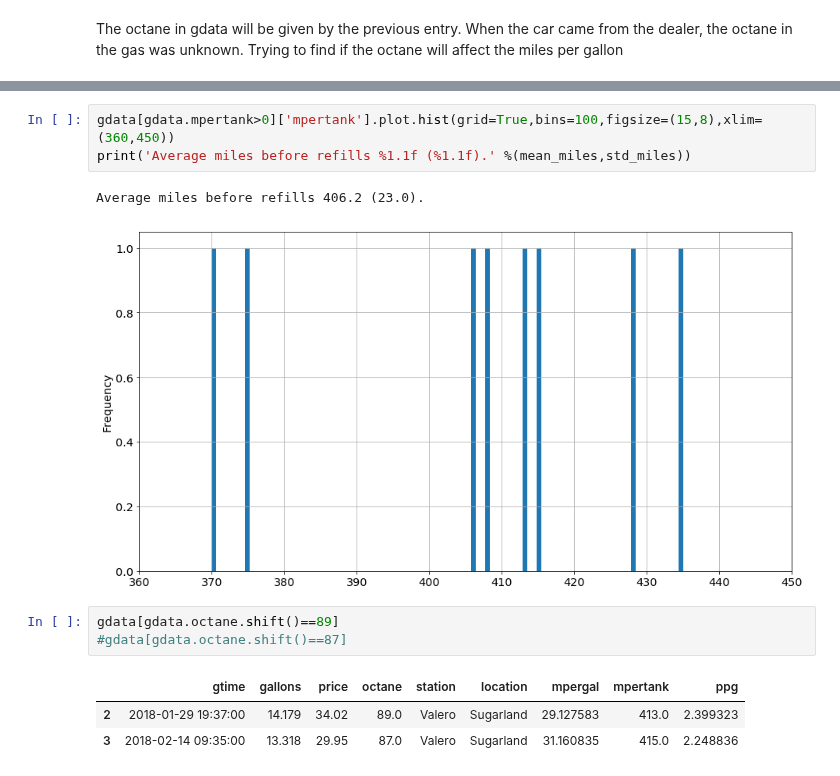
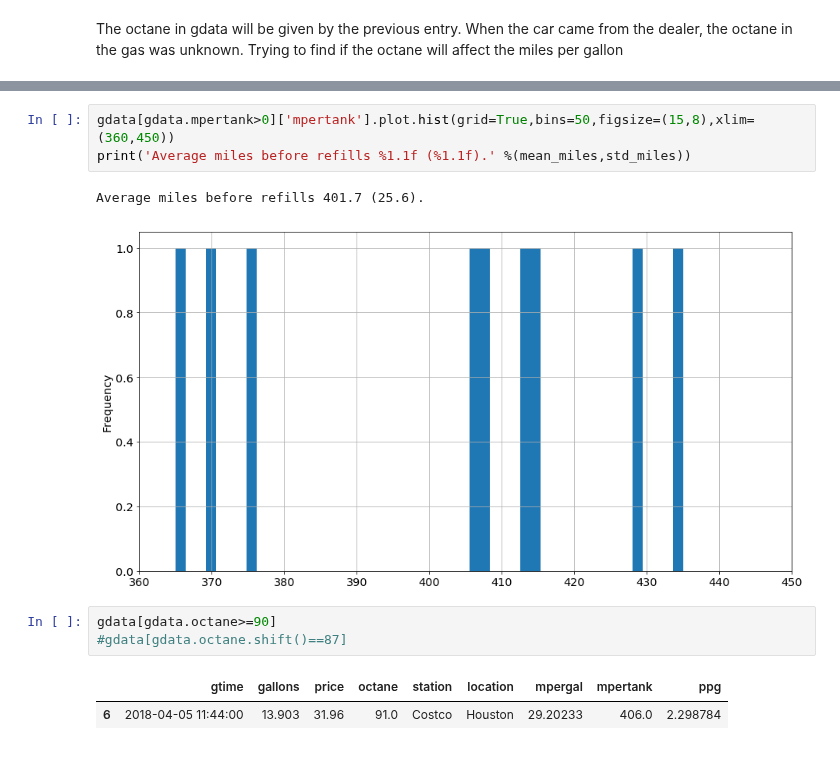
Before and after one commit to angelmanzur/MiniMiles, a Jupyter notebook: Mini_Cooper_Miles.ipynb, the cells around one changed output, grey strips where cells are left out. Cells and saved outputs as stored; diff of their text form.

```diff
--- a/Mini_Cooper_Miles.ipynb
+++ b/Mini_Cooper_Miles.ipynb
@@ -422,16 +424,15 @@ Mean miles for 87 octane 28.78 mpg 0.90
 # %%
-gdata[gdata.mpertank>0]['mpertank'].plot.hist(grid=True,bins=100,figsize=(15,8),xlim=(360,450))
+gdata[gdata.mpertank>0]['mpertank'].plot.hist(grid=True,bins=50,figsize=(15,8),xlim=(360,450))
 print('Average miles before refills %1.1f (%1.1f).' %(mean_miles,std_miles))
 # %% [output]
-Average miles before refills 406.2 (23.0).
+Average miles before refills 401.7 (25.6).
-[figure, old version]
+[figure, new version]
 # %%
-gdata[gdata.octane.shift()==89]
+gdata[gdata.octane>=90]
 #gdata[gdata.octane.shift()==87]
 # %% [output]
 |  | gtime | gallons | price | octane | station | location | mpergal | mpertank | ppg |
-| 2 | 2018-01-29 19:37:00 | 14.179 | 34.02 | 89.0 | Valero | Sugarland | 29.127583 | 413.0 | 2.399323 |
-| 3 | 2018-02-14 09:35:00 | 13.318 | 29.95 | 87.0 | Valero | Sugarland | 31.160835 | 415.0 | 2.248836 |
+| 6 | 2018-04-05 11:44:00 | 13.903 | 31.96 | 91.0 | Costco | Houston | 29.20233 | 406.0 | 2.298784 |
 # %%
 gdata
 # %% [output]
```
Also changed, not shown: parts of 13 cells of this notebook, 2 other files.
